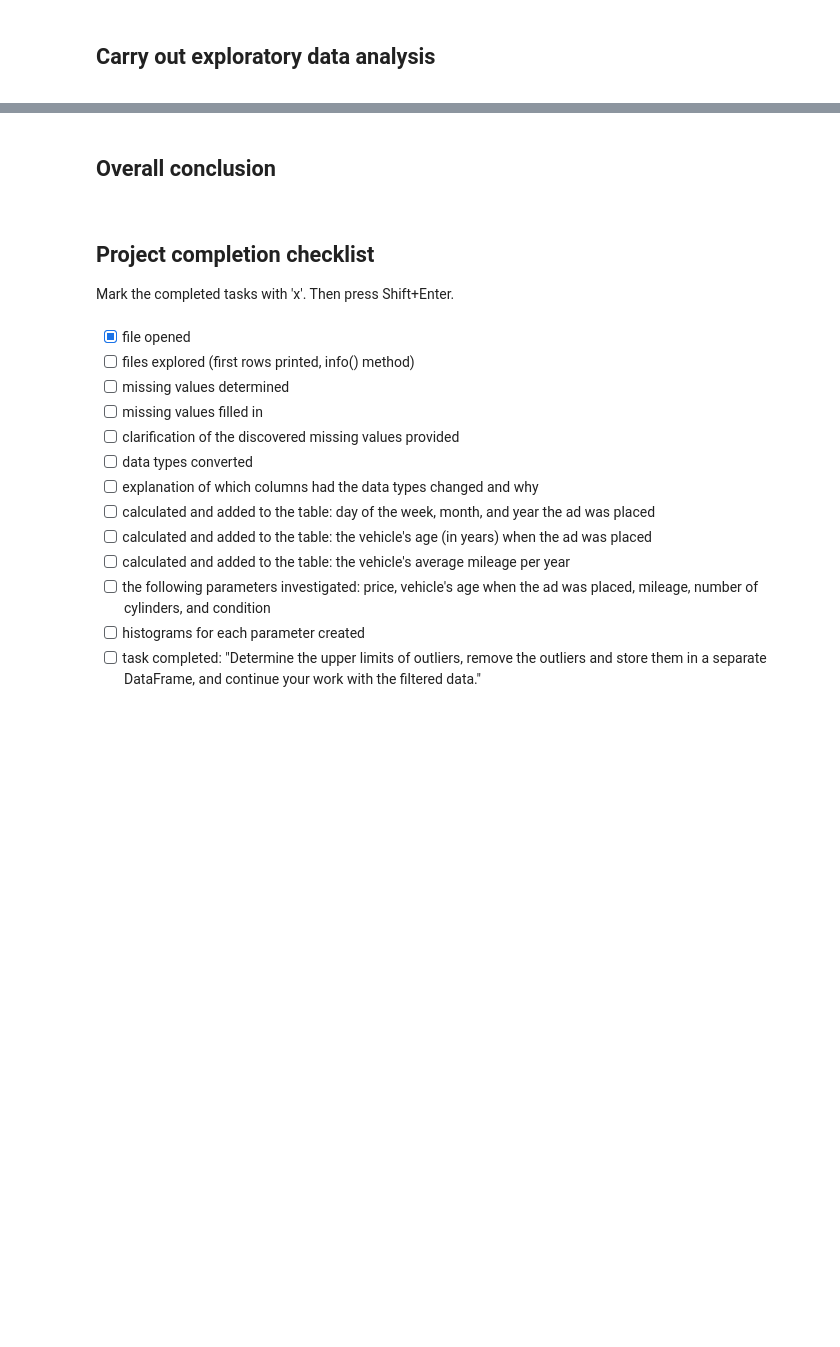
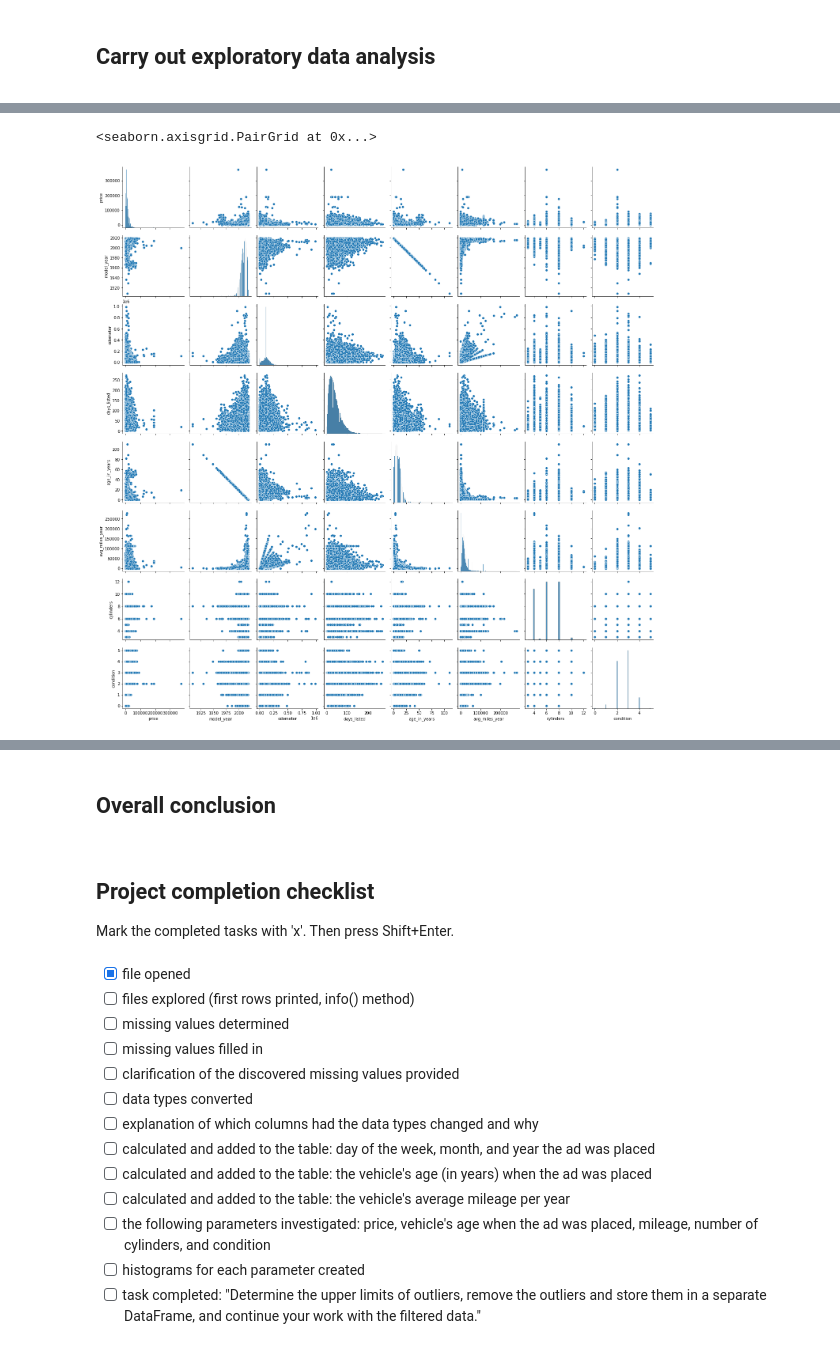
Before and after one commit to chuksoo/vehicle_price_analytics, a Jupyter notebook: car_sales_EDA.ipynb, the cells around one changed output, grey strips where cells are left out. Drawn from its saved outputs; the diff is of its cells as text; code cells hidden in the pictures; blank space fills up the shorter version.

```diff
--- a/car_sales_EDA.ipynb
+++ b/car_sales_EDA.ipynb
@@ -49,0 +316,12 @@ The objective of this project is to:
+# %%
+# replace string values in `condition` column
+vehicles['condition'] = vehicles['condition'].replace(['new', 'like new', 'excellent', 'good', 'fair', 'salvage'], [5, 4, 3, 2, 1, 0])
+# %%
+# change `date_posted` to datetime
+vehicles['date_posted'] = pd.to_datetime(vehicles['date_posted'], format='%Y-%m-%d %H:%M:%S', errors='raise')
+
+# add new features to table
+vehicles['dow'] = vehicles['date_posted'].dt.dayofweek # create `day of week` ad was placed
+vehicles['week'] = vehicles['date_posted'].dt.week # create `week` ad was placed
+vehicles['month'] = vehicles['date_posted'].dt.month # create `month` ad was placed
+vehicles['year'] = vehicles['date_posted'].dt.year # create `year` ad was placed
@@ -49,0 +338,4 @@ The objective of this project is to:
+# %%
+# make calculation
+vehicles['age_in_years'] = vehicles['year'] - vehicles['model_year'] # vehicles year when ad was placed
+vehicles['avg_miles_year'] = vehicles['odometer'] / vehicles['age_in_years']
@@ -49,0 +373,6 @@ The objective of this project is to:
+# %%
+# convert inf to NaN and change NaN's to 0 of type 'int'
+vehicles['avg_miles_year'] = pd.to_numeric(vehicles['avg_miles_year'], errors='coerce')
+vehicles['avg_miles_year'] = vehicles['avg_miles_year'].replace(np.inf, int(float(0)))
+vehicles['avg_miles_year'] = vehicles['avg_miles_year'].fillna(0).astype(int)
+vehicles['avg_miles_year'] = vehicles['avg_miles_year'].astype('int64')
@@ -59,0 +444,6 @@ The objective of this project is to:
+# %%
+# scatter matrix
+sns.pairplot(vehicles[['price', 'model_year', 'odometer', 'days_listed', 'age_in_years', 'avg_miles_year', 'cylinders', 'condition']])
+# %% [output]
+<seaborn.axisgrid.PairGrid at 0x...>
+[figure, added]
```
Also changed, not shown: parts of 71 cells of this notebook.
